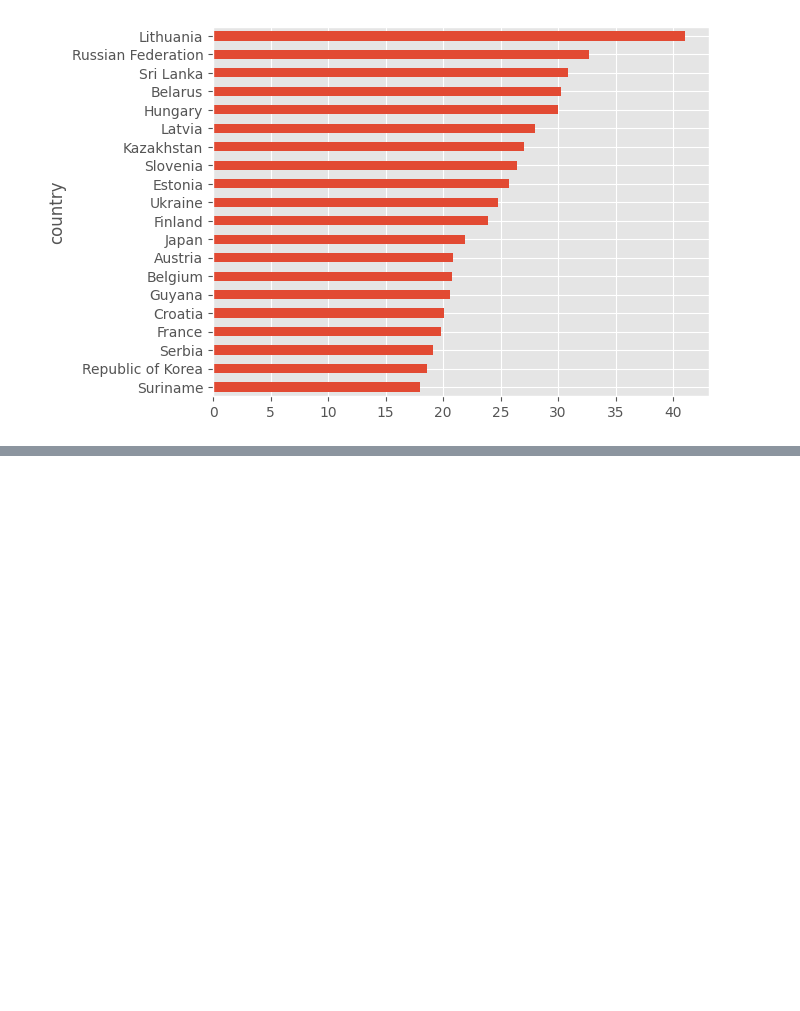
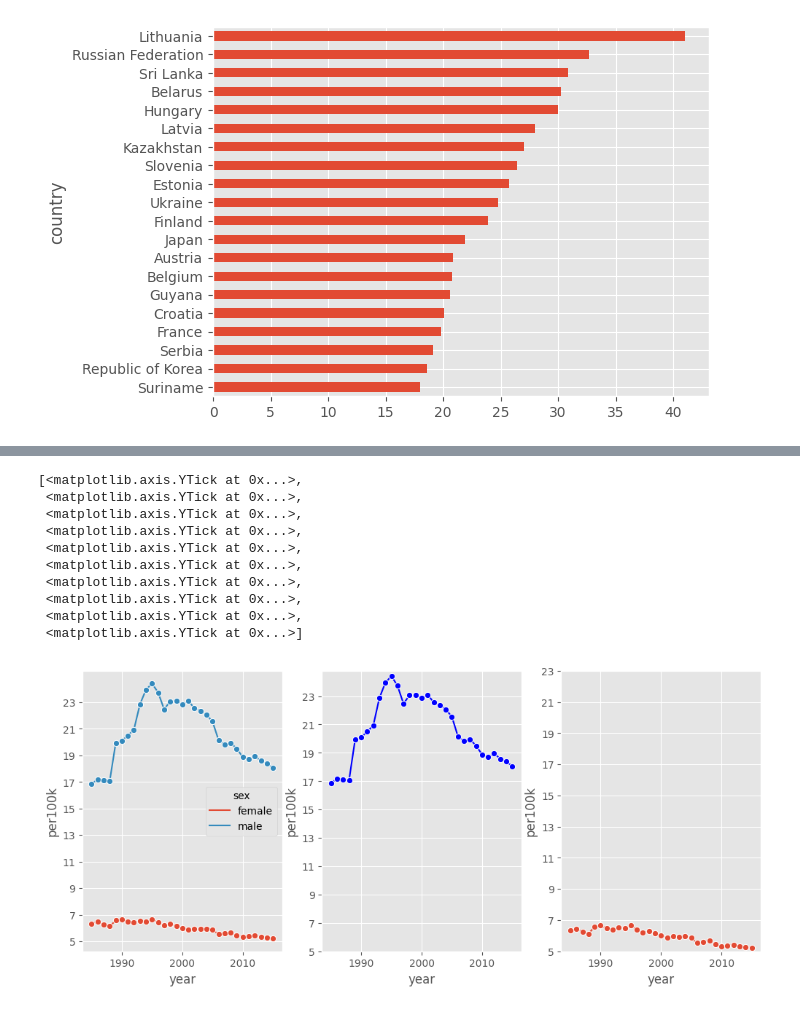
Before and after one commit to MarcelRosier/bdp_project, a Jupyter notebook: mental_health/eda.ipynb, the cells around one changed output, grey strips where cells are left out. Saved outputs shown, nothing was run; the diff lists cells and outputs as text; code cells hidden in the pictures; blank space fills up the shorter version.

```diff
--- a/mental_health/eda.ipynb
+++ b/mental_health/eda.ipynb
@@ -267,0 +240,28 @@ t.set_xticks(ticks, labels=ticks)
+# %%
+# same for trend over time
+avg_by_sex_per_year = tidy_df.groupby(['sex','year'])[
+    ['population', 'suicides_no']].sum(numeric_only=True)
+add_per100k(avg_by_sex_per_year)
+avg_by_sex_per_year= avg_by_sex_per_year.reset_index()
+male = avg_by_sex_per_year[avg_by_sex_per_year.sex == 'male']
+female= avg_by_sex_per_year[avg_by_sex_per_year.sex == 'female']
+fig, ax = plt.subplots(1,3, figsize=(12,5))
+yticks = np.arange(5,25,2)
+t1 = sns.lineplot(data=avg_by_sex_per_year, x="year", y="per100k", ax=ax[0], hue="sex",markers=True,marker="o")
+t1.set_yticks(yticks)
+t2 = sns.lineplot(data=male, x="year", y="per100k", ax=ax[1],markers=True,marker="o", color='blue')
+t2.set_yticks(yticks)
+t3 = sns.lineplot(data=female, x="year", y="per100k", ax=ax[2],markers=True,marker="o")
+t3.set_yticks(yticks)
+# %% [output]
+[<matplotlib.axis.YTick at 0x...>,
+ <matplotlib.axis.YTick at 0x...>,
+ <matplotlib.axis.YTick at 0x...>,
+ <matplotlib.axis.YTick at 0x...>,
+ <matplotlib.axis.YTick at 0x...>,
+ <matplotlib.axis.YTick at 0x...>,
+ <matplotlib.axis.YTick at 0x...>,
+ <matplotlib.axis.YTick at 0x...>,
+ <matplotlib.axis.YTick at 0x...>,
+ <matplotlib.axis.YTick at 0x...>]
+[figure, added]
```
Also changed, not shown: parts of 17 cells of this notebook.
